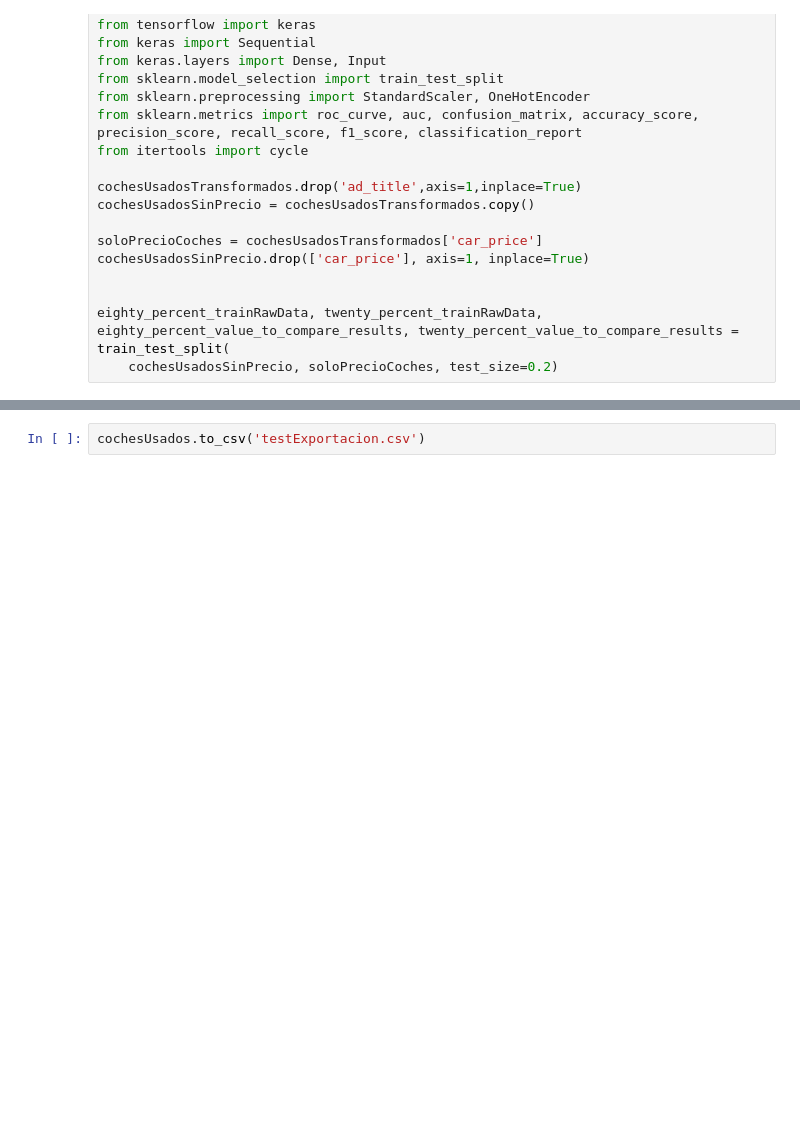
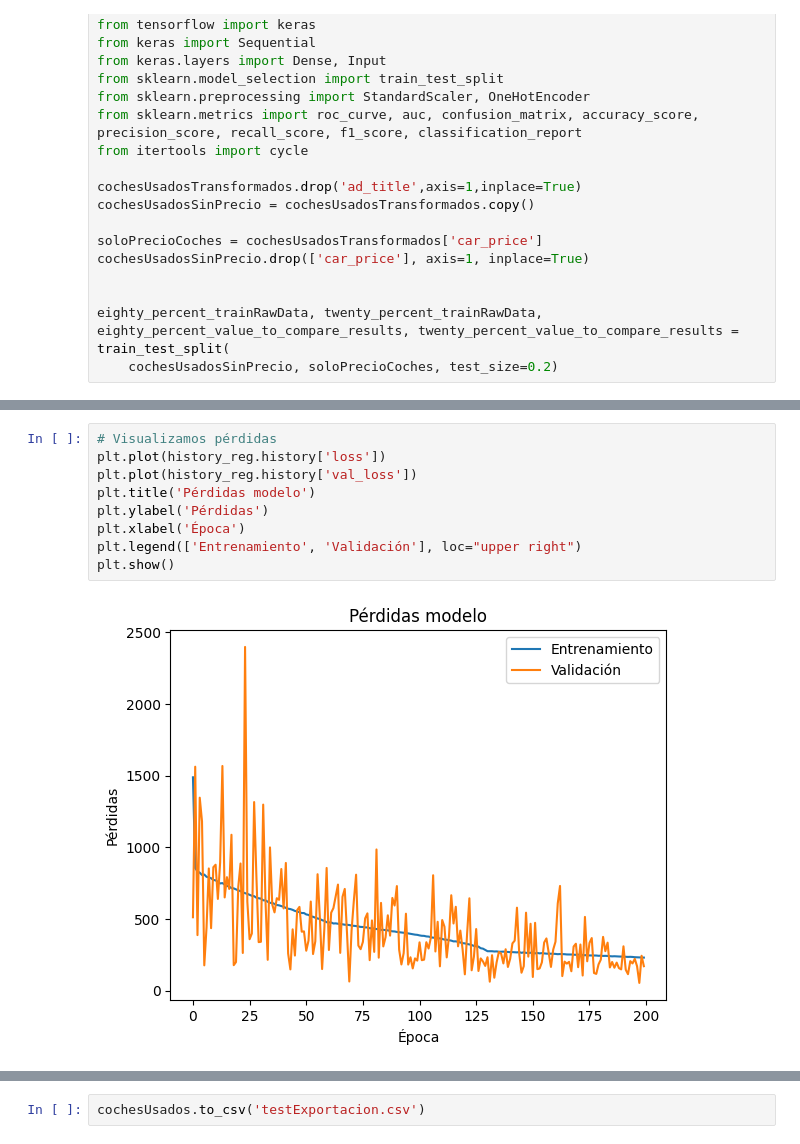
Before and after one commit to tihomir22/TAZOO, a Jupyter notebook: cochesUsadosMilanuncios.ipynb, the cells around one changed output, grey strips where cells are left out. Drawn from its saved outputs; the diff is of its cells as text; blank space fills up the shorter version.

```diff
--- a/cochesUsadosMilanuncios.ipynb
+++ b/cochesUsadosMilanuncios.ipynb
@@ -247,3 +263,14 @@ _________________________________________________________________
+# %%
+# Visualizamos pérdidas
+plt.plot(history_reg.history['loss'])
+plt.plot(history_reg.history['val_loss'])
+plt.title('Pérdidas modelo')
+plt.ylabel('Pérdidas')
+plt.xlabel('Época')
+plt.legend(['Entrenamiento', 'Validación'], loc="upper right")
+plt.show()
+# %% [output]
+[figure, added]
 # %%
 pruebas = pd.read_csv('pruebas.csv')
 #pruebas = cleanData(pruebas)
```
Also changed, not shown: parts of 6 cells of this notebook.
